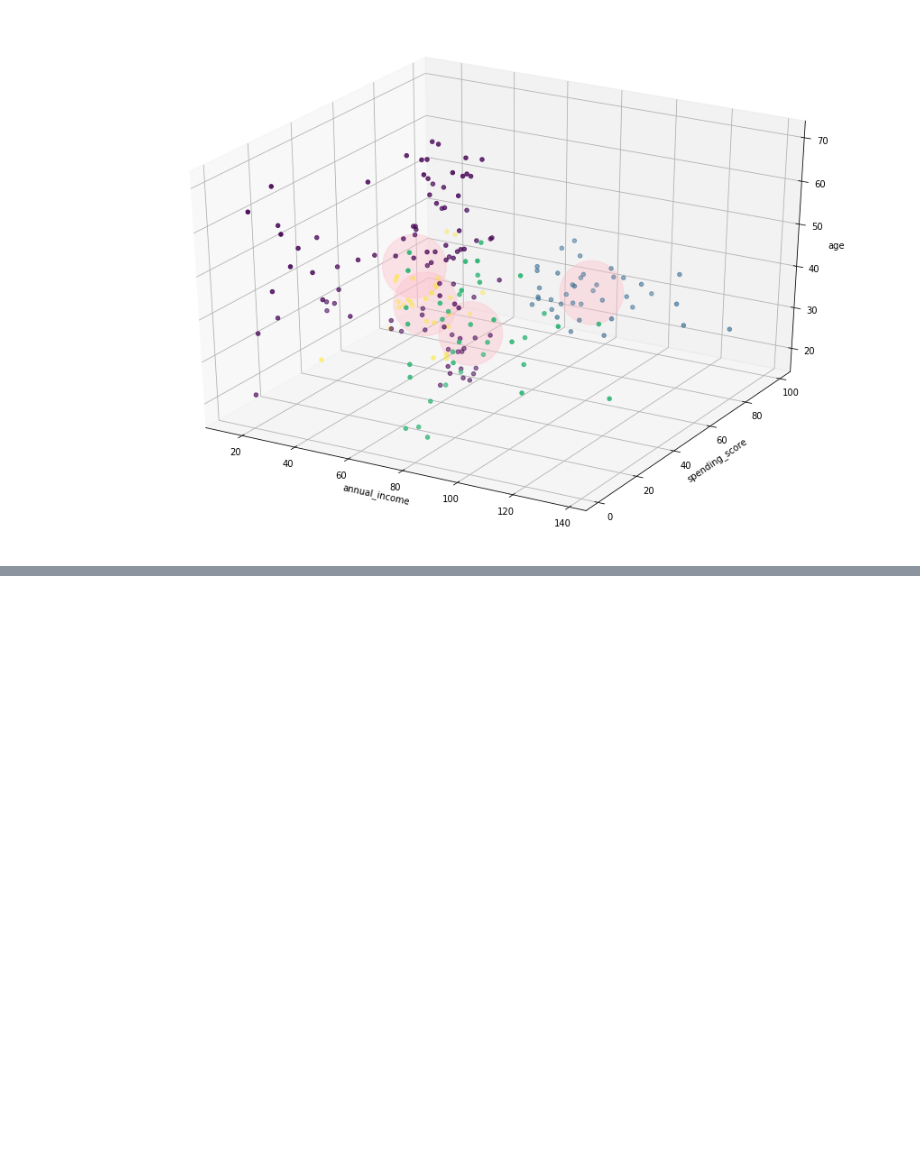
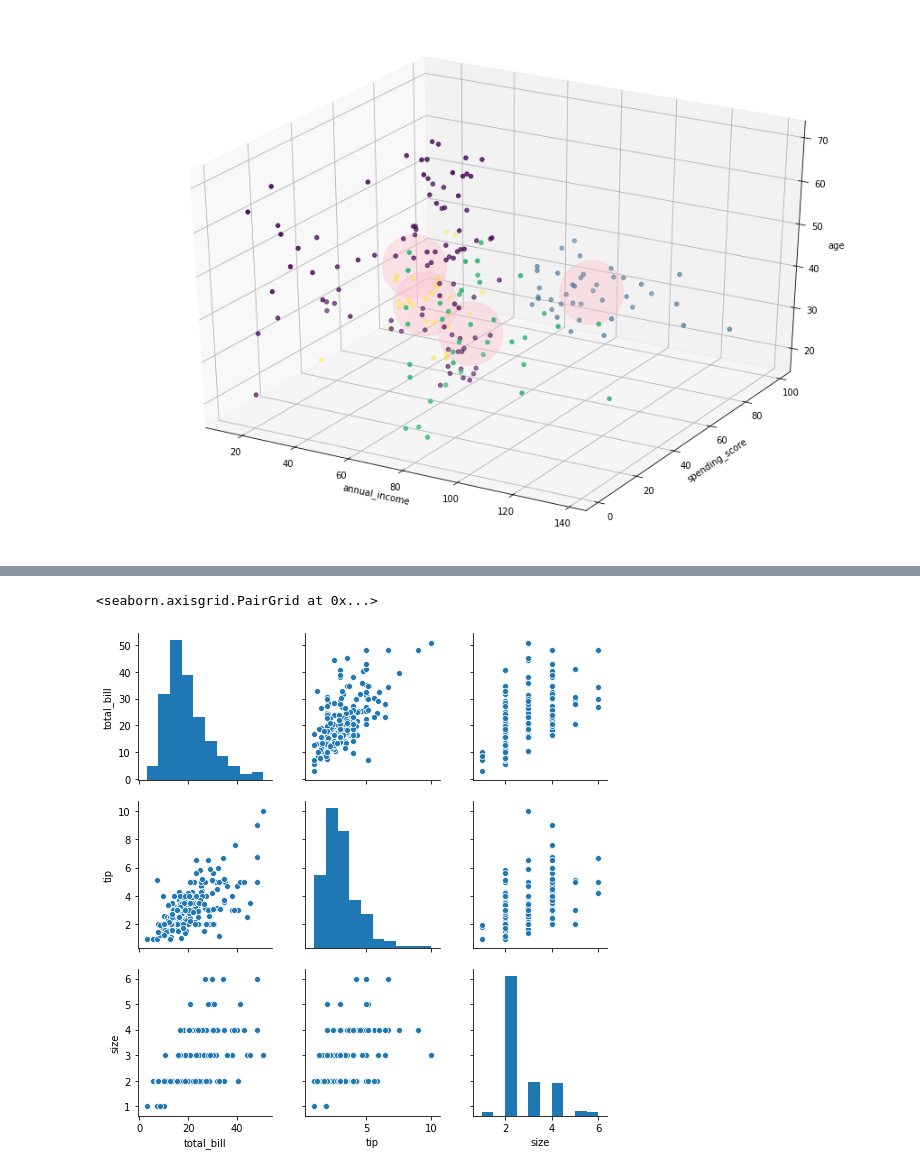
Before and after one commit to Jacqueline-A-Shay/ds-methodologies-exercises, a Jupyter notebook: clustering/model.ipynb, the cells around one changed output, grey strips where cells are left out. Saved outputs shown, nothing was run; the diff lists cells and outputs as text; code cells hidden in the pictures; blank space fills up the shorter version.

```diff
--- a/clustering/model.ipynb
+++ b/clustering/model.ipynb
@@ -280,0 +335,5 @@ Use the resulting clusters to explore your dataset. What is the average party si
+# %%
+sns.pairplot(df_tip)
+# %% [output]
+<seaborn.axisgrid.PairGrid at 0x...>
+[figure, added]
```
Also changed, not shown: parts of 18 cells of this notebook.
